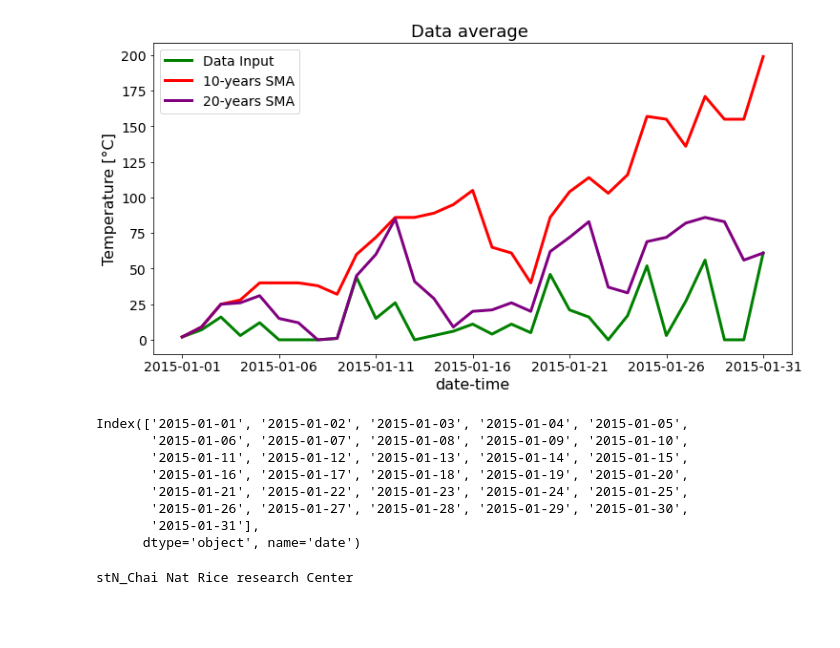
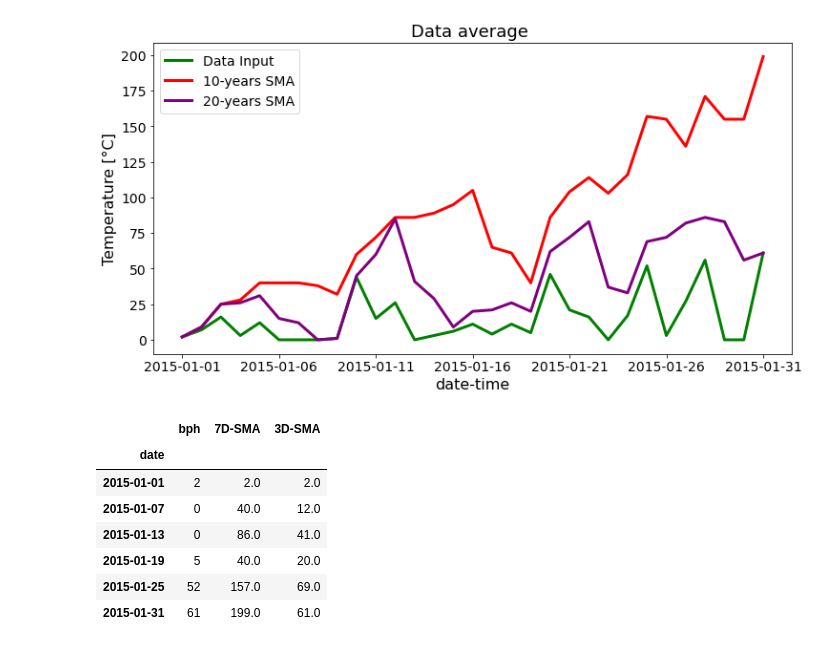
Before and after one commit to D6200763-SUT/SUT_Rice_Project_2021, a Jupyter notebook: Creat_data__Preparation_Mode.ipynb, the cells around one changed output. Drawn from its saved outputs; the diff is of its cells as text; code cells hidden in the pictures; blank space fills up the shorter version.

```diff
--- a/Creat_data__Preparation_Mode.ipynb
+++ b/Creat_data__Preparation_Mode.ipynb
@@ -39,10 +44,11 @@ import platform
 # %%
 # File name and Path
-path_adress = ".\\Import_Dataset\\"
+cwd = os.getcwd()
+path_adress = "/Import_Dataset/"
 
 # ข้อมูล พิกัดสถานที่เเละรายชื้ออ้างอิงสถานที่ตรวจวัด
 file_name_st = 'Data_lat_long_Rice research Center'
-csv_file_st = path_adress + file_name_st + '.csv'
+csv_file_st = cwd + path_adress + file_name_st + '.csv'
 
 df_st = pd.read_csv(csv_file_st)
 print("All low RiceCenter {} station" .format(df_st.shape[0]))
@@ -63,7 +73,7 @@ name_locals = 'stN_' + file_name
 print(name_locals)
 
 # File name and Path
-csv_file = path_adress + name_input + '.csv'
+csv_file = cwd + path_adress + name_input + '.csv'
 # index_col=0 , index_col=None
 dataset = pd.read_csv(csv_file, header=0,
                       index_col=0, encoding="TIS-620")
@@ -105,33 +115,24 @@ plt.ylabel('Temperature [°C]', fontsize=16)
 # %% [output]
 Text(0, 0.5, 'Temperature [°C]')
 [figure]
-# %%
-df_temperature
-toLearn = []
-# Find Target 7 years after Each Training Sample
-
-indicesOfTrainSamples=df_temperature.index
-# indicesOfTarget=indicesOfTrainSamples + pd.Timedelta(weeks=7*52)
-
-
-
-# targets=[]
-# for i in indicesOfTarget:
-#      targets.append(toLearn.loc[i])
-
-# targetSlices=pd.DataFrame(targets,index=indicesOfTarget)
-# targetFeature=targetSlices['targetValues']
-
-indicesOfTrainSamples
-# %% [output]
-Index(['2015-01-01', '2015-01-02', '2015-01-03', '2015-01-04', '2015-01-05',
-       '2015-01-06', '2015-01-07', '2015-01-08', '2015-01-09', '2015-01-10',
-       '2015-01-11', '2015-01-12', '2015-01-13', '2015-01-14', '2015-01-15',
-       '2015-01-16', '2015-01-17', '2015-01-18', '2015-01-19', '2015-01-20',
-       '2015-01-21', '2015-01-22', '2015-01-23', '2015-01-24', '2015-01-25',
-       '2015-01-26', '2015-01-27', '2015-01-28', '2015-01-29', '2015-01-30',
-       '2015-01-31'],
-      dtype='object', name='date')
+# %%
+#defining rate
+our_rate = 6
+
+#apply the rate
+constant_subset = df_temperature[::our_rate]
+
+#data
+constant_subset
+# %% [output]
+|  | bph | 7D-SMA | 3D-SMA |
+| date |  |  |  |
+| 2015-01-01 | 2 | 2.0 | 2.0 |
+| 2015-01-07 | 0 | 40.0 | 12.0 |
+| 2015-01-13 | 0 | 86.0 | 41.0 |
+| 2015-01-19 | 5 | 40.0 | 20.0 |
+| 2015-01-25 | 52 | 157.0 | 69.0 |
+| 2015-01-31 | 61 | 199.0 | 61.0 |
 # %%
 def creat_dataset(st_BPH=0, y_1='2015', y_2='2019', mode=1):
     for i in range(len(st_num)):
@@ -190,7 +191,5 @@ def creat_dataset(st_BPH=0, y_1='2015', y_2='2019', mode=1):
     return frames
 # %%
 frames_train = creat_dataset(1,'2015','2015',0)
-# %% [output]
-stN_Chai Nat Rice research Center
 # %%
 frames_train
```
Also changed, not shown: parts of 4 cells of this notebook.
